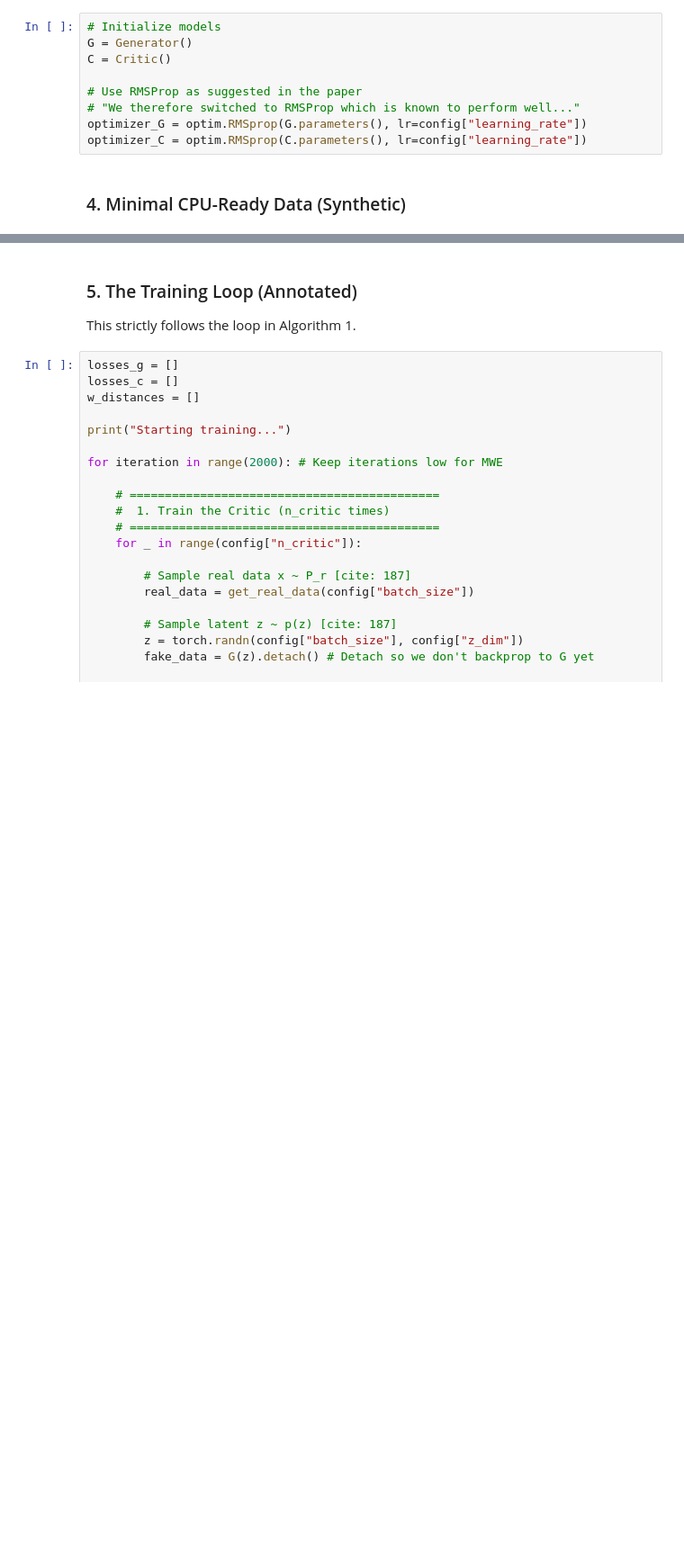
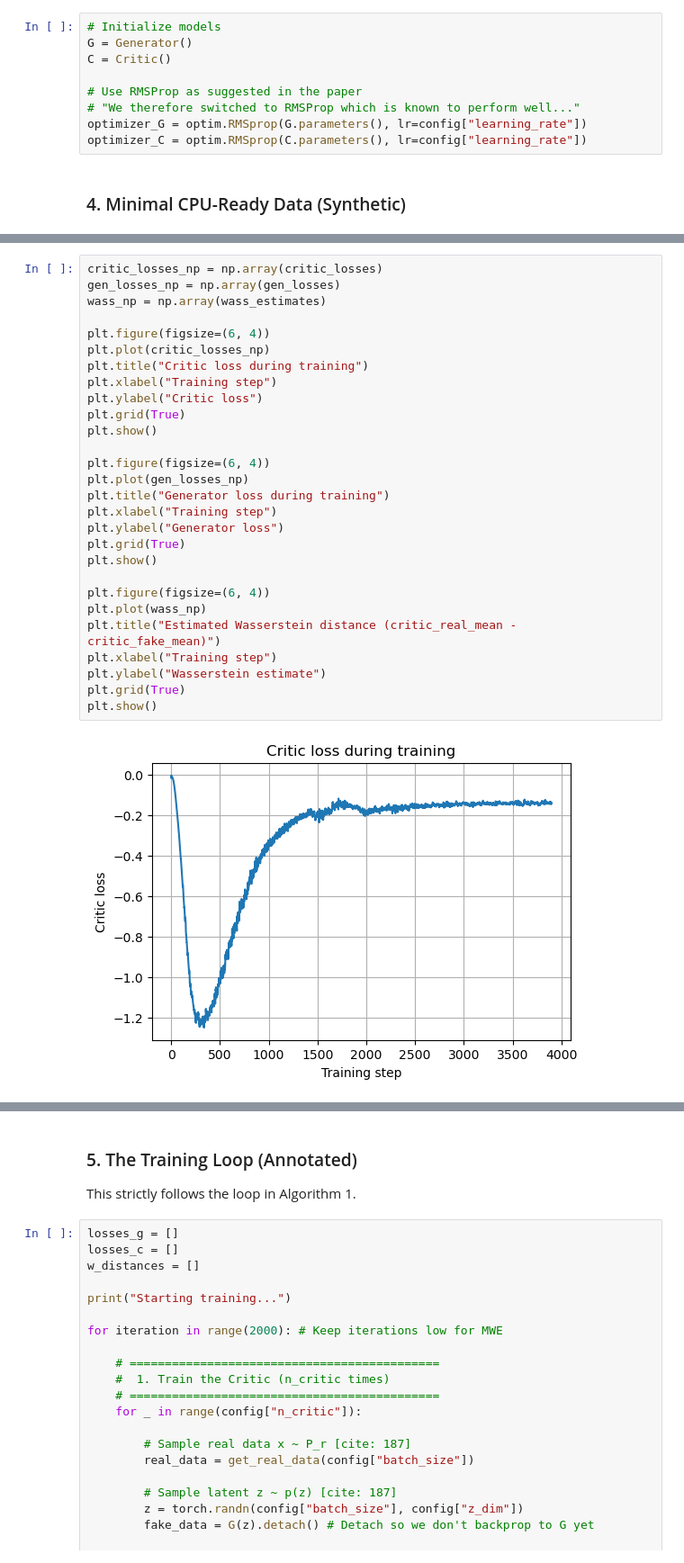
Before and after one commit to hernaangq/dl-wgan, a Jupyter notebook: wgan.ipynb, the cells around one changed output, grey strips where cells are left out. Shown at 90% size. Drawn from its saved outputs; the diff is of its cells as text; blank space fills up the shorter version.

```diff
--- a/wgan.ipynb
+++ b/wgan.ipynb
@@ -436,0 +656,30 @@ def get_real_data(batch_size):
+# %%
+critic_losses_np = np.array(critic_losses)
+gen_losses_np = np.array(gen_losses)
+wass_np = np.array(wass_estimates)
+
+plt.figure(figsize=(6, 4))
+plt.plot(critic_losses_np)
+plt.title("Critic loss during training")
+plt.xlabel("Training step")
+plt.ylabel("Critic loss")
+plt.grid(True)
+plt.show()
+
+plt.figure(figsize=(6, 4))
+plt.plot(gen_losses_np)
+plt.title("Generator loss during training")
+plt.xlabel("Training step")
+plt.ylabel("Generator loss")
+plt.grid(True)
+plt.show()
+
+plt.figure(figsize=(6, 4))
+plt.plot(wass_np)
+plt.title("Estimated Wasserstein distance (critic_real_mean - critic_fake_mean)")
+plt.xlabel("Training step")
+plt.ylabel("Wasserstein estimate")
+plt.grid(True)
+plt.show()
+# %% [output]
+[figure, added]
```
Also changed, not shown: parts of 17 cells of this notebook, 8 other files.
